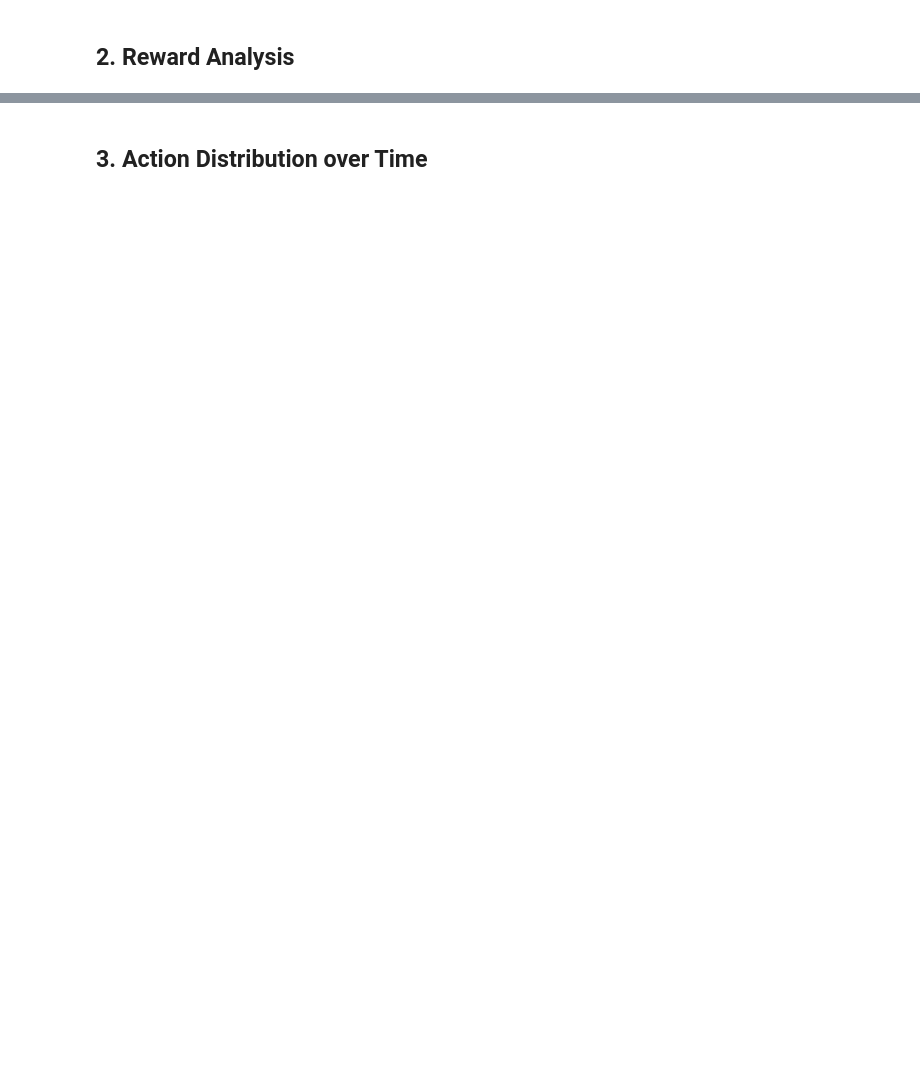
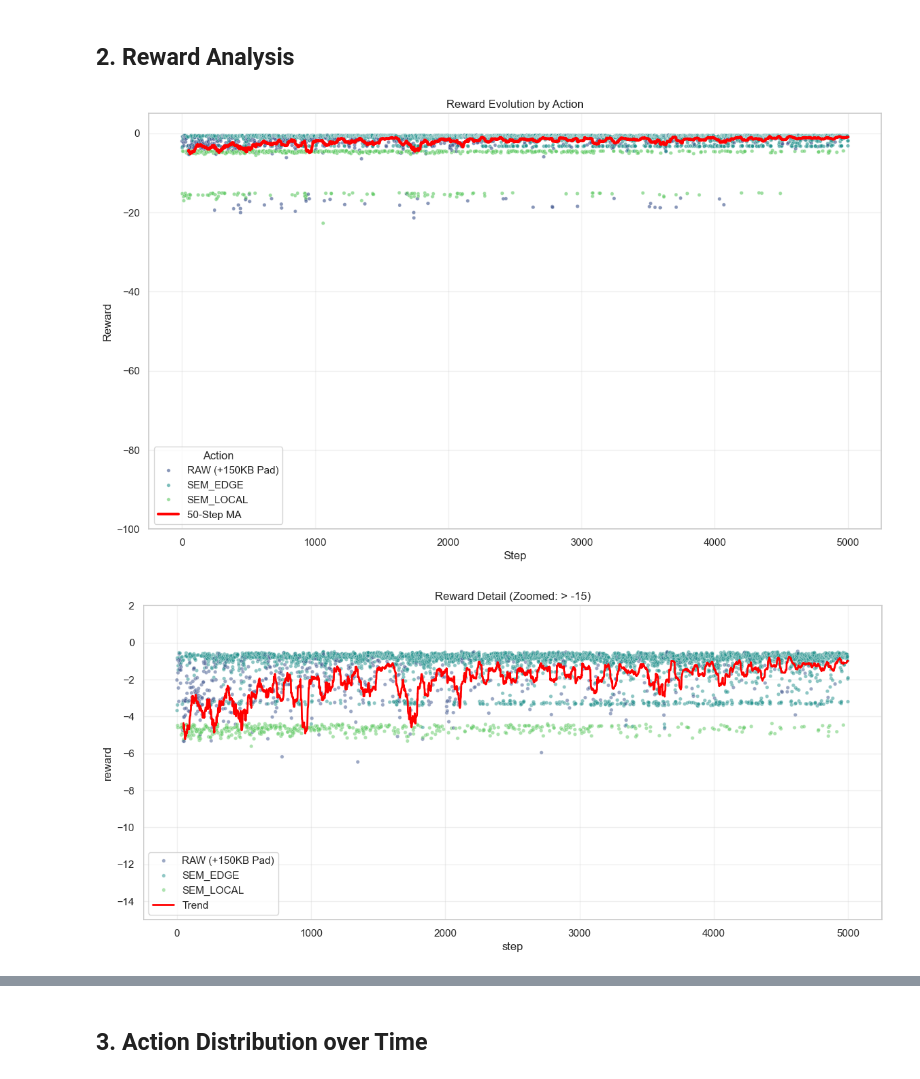
Before and after one commit to sjsu-interconnect/semantic-comm-simulation, a Jupyter notebook: analysis.ipynb, the cells around one changed output, grey strips where cells are left out. Saved outputs shown, nothing was run; the diff lists cells and outputs as text; code cells hidden in the pictures; blank space fills up the shorter version.

```diff
--- a/analysis.ipynb
+++ b/analysis.ipynb
@@ -65,32 +75,35 @@ if not df.empty:
     plt.title("Reward Evolution by Action")
     plt.ylabel("Reward")
     plt.xlabel("Step")
-    plt.ylim(-60, 5)
+    plt.ylim(-100, 5)
     plt.grid(True, alpha=0.3)
     plt.legend(title='Action')
     plt.show()
 
     # 2. Zoomed View (Stable Performance)
     plt.figure(figsize=(14, 6))
     zoom_df = df[df['reward'] > -15]
     if not zoom_df.empty:
         sns.scatterplot(data=zoom_df, x='step', y='reward', hue='action', alpha=0.5, palette='viridis', s=15)
         sns.lineplot(data=df, x='step', y='reward_ma', color='red', linewidth=2, label='Trend')
         plt.title("Reward Detail (Zoomed: > -15)")
         plt.ylim(-15, 2)
         plt.grid(True, alpha=0.3)
         plt.show()
 
     # 3. Focused Moving Average (-4 to 0) - Requested by User
     plt.figure(figsize=(14, 6))
     # Plot faint background points
     sns.scatterplot(data=df, x='step', y='reward', hue='action', alpha=0.1, palette='viridis', s=10, legend=False)
     # Plot strong trend line
     sns.lineplot(data=df, x='step', y='reward_ma', color='blue', linewidth=3, label=f'{window_size}-Step MA')
     plt.title("Reward Moving Average (Focused View: -4 to 0)")
     plt.ylabel("Reward")
     plt.xlabel("Step")
     plt.ylim(-4, 0.5)
     plt.grid(True, alpha=0.5)
     plt.legend()
     plt.show()
+# %% [output]
+[figure, added]
+[figure, added]
```
Also changed, not shown: parts of 5 cells of this notebook, 4 other files.
